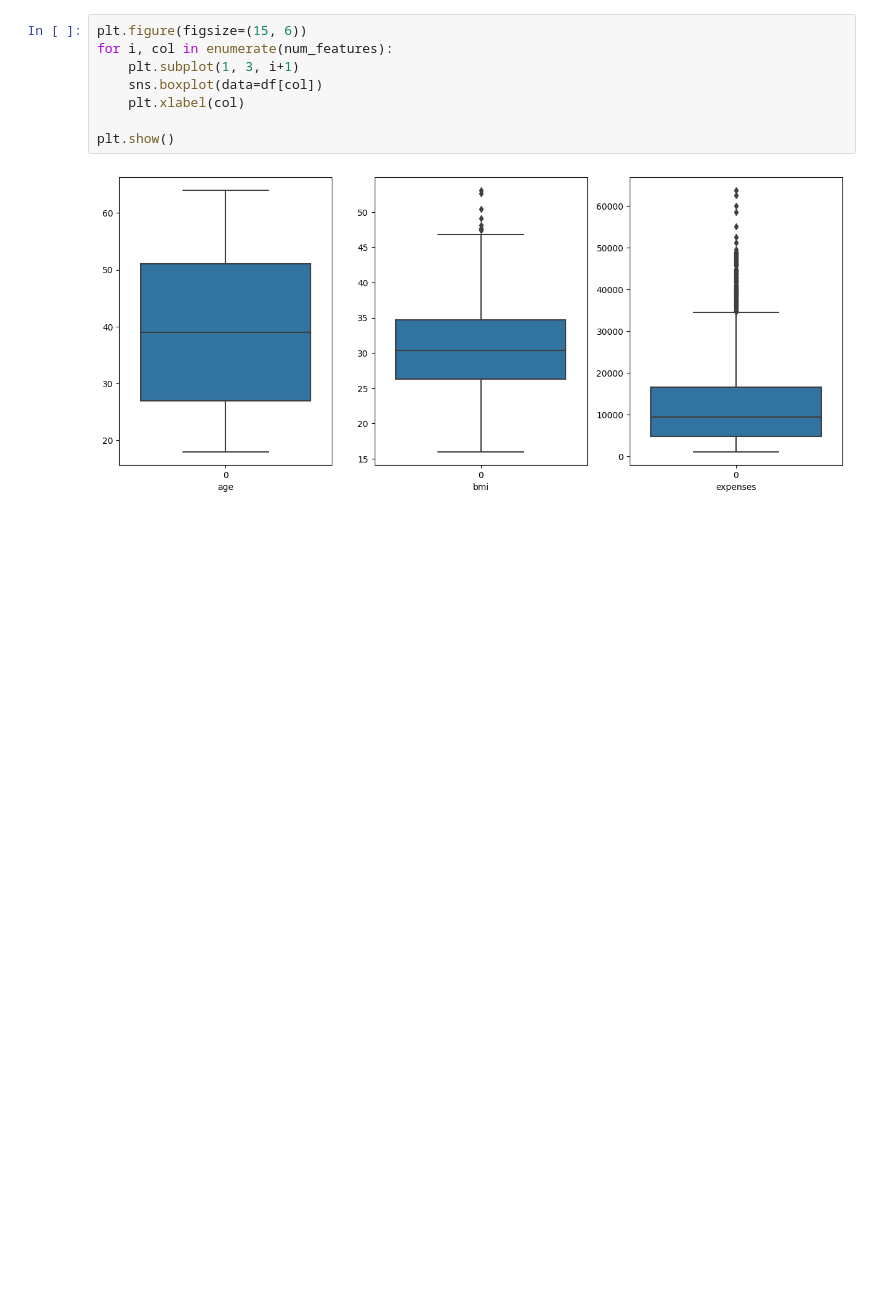
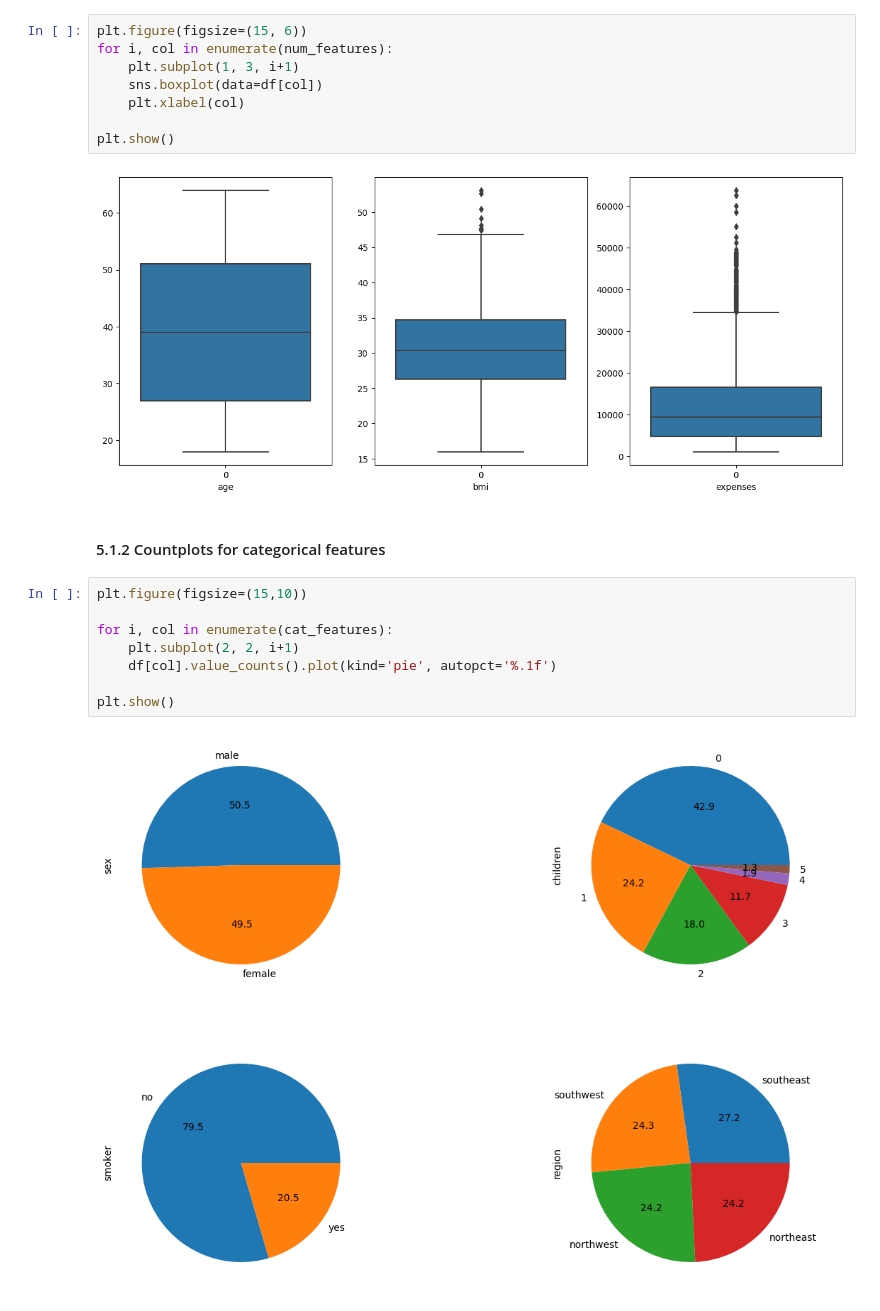
Before and after one commit to kuldeepguptahub/health-expenditure-prediction, a Jupyter notebook: notebooks/EDA.ipynb, the cells around one changed output. Cells and saved outputs as stored; diff of their text form; blank space fills up the shorter version.

```diff
--- a/notebooks/EDA.ipynb
+++ b/notebooks/EDA.ipynb
@@ -204,3 +204,15 @@ for i, col in enumerate(num_features):
 plt.show()
 # %% [output]
 [figure]
+# %% [markdown]
+#### 5.1.2 Countplots for categorical features
+# %%
+plt.figure(figsize=(15,10))
+
+for i, col in enumerate(cat_features):
+    plt.subplot(2, 2, i+1)
+    df[col].value_counts().plot(kind='pie', autopct='%.1f')
+
+plt.show()
+# %% [output]
+[figure, added]
```
